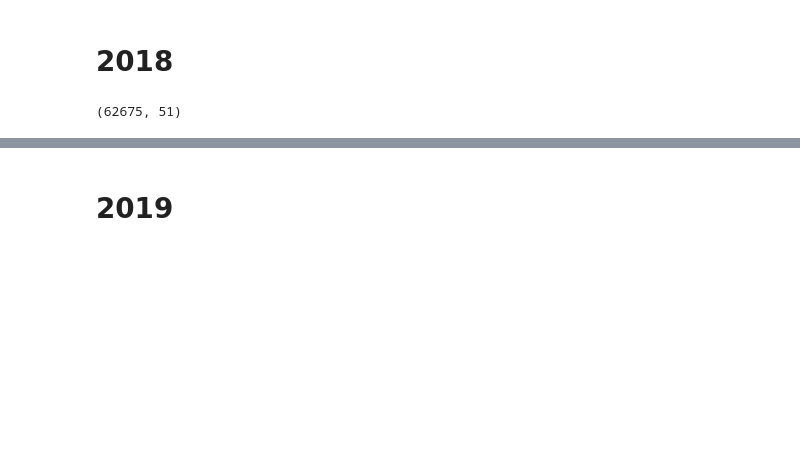
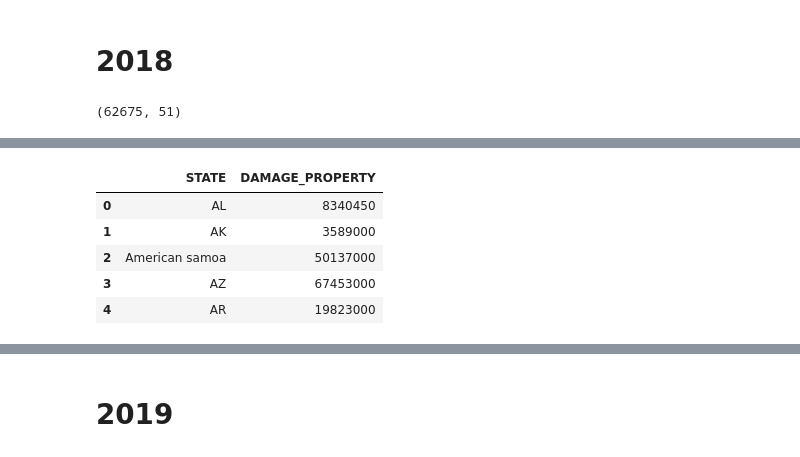
Before and after one commit to lmstephens/Build-Week1, a Jupyter notebook: 2013_2019weather.ipynb, the cells around one changed output, grey strips where cells are left out. Saved outputs shown, nothing was run; the diff lists cells and outputs as text; code cells hidden in the pictures; blank space fills up the shorter version.

```diff
--- a/2013_2019weather.ipynb
+++ b/2013_2019weather.ipynb
@@ -840,0 +935,9 @@ dfweather_data_2018['DAMAGE_PROPERTY'] = DAMAGE_PROPERTY_2018
+# %%
+df2018.head()
+# %% [output]
+|  | STATE | DAMAGE_PROPERTY |
+| 0 | AL | 8340450 |
+| 1 | AK | 3589000 |
+| 2 | American samoa | 50137000 |
+| 3 | AZ | 67453000 |
+| 4 | AR | 19823000 |
```
Also changed, not shown: parts of 9 cells of this notebook.
